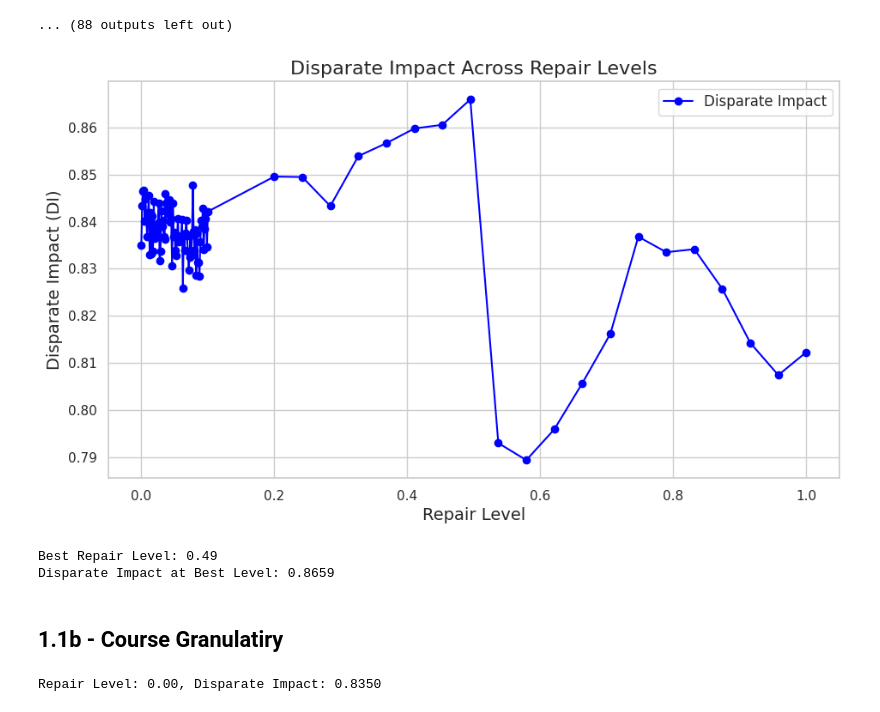
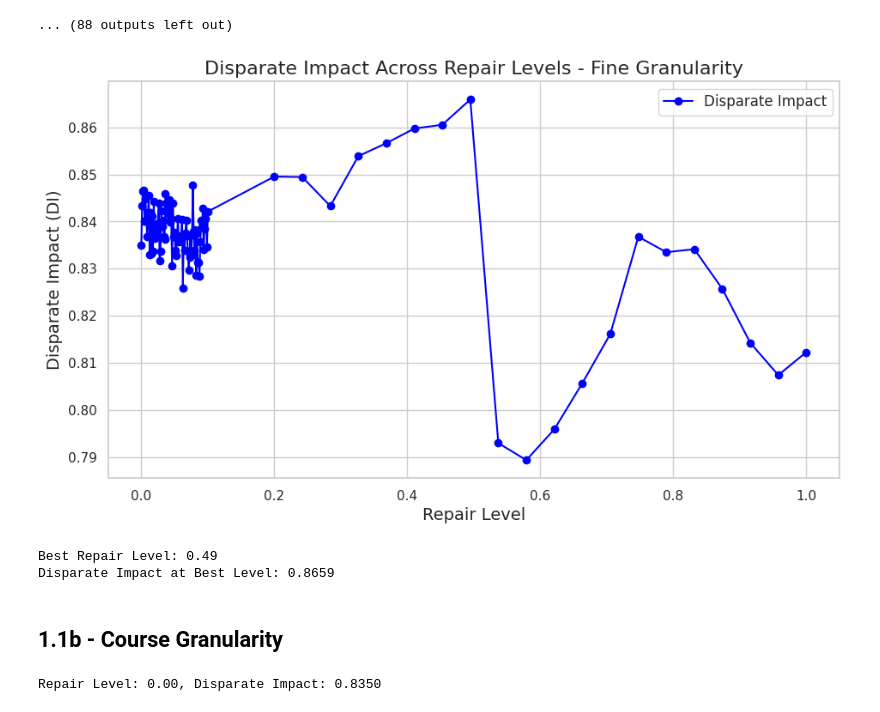
Before and after one commit to JagdishMane/applications-of-artificial-intelligence, a Jupyter notebook: 08-Ethics/lab-assignment_3.1_notebook.ipynb, the cells around one changed output. Drawn from its saved outputs; the diff is of its cells as text; code cells hidden in the pictures.

```diff
--- a/08-Ethics/lab-assignment_3.1_notebook.ipynb
+++ b/08-Ethics/lab-assignment_3.1_notebook.ipynb
@@ -925,34 +925,34 @@ Repair Level: 0.01, Disparate Impact: 0.8420
 # %%
 # Plot Disparate Impact across repair levels
 import matplotlib.pyplot as plt
 import seaborn as sns
 
 di = di[:len(levels)]
 
 # Use Seaborn style for better visuals
 sns.set(style="whitegrid")
 
 plt.figure(figsize=(11, 6))
 
 # Plot the Disparate Impact (DI) against repair levels
 plt.plot(levels, di, marker="o", linestyle="-", color="blue", label="Disparate Impact")
 
 # Add labels, title, and legend
 plt.ylabel("Disparate Impact (DI)", fontsize=14)
 plt.xlabel("Repair Level", fontsize=14)
-plt.title("Disparate Impact Across Repair Levels", fontsize=16)
+plt.title("Disparate Impact Across Repair Levels - Fine Granularity", fontsize=16)
 plt.legend(fontsize=12)
 
 # Show grid for readability
 plt.grid(True)
 
 # Display the plot
 plt.show()
 
 from IPython.display import display
 display(plt.gcf())
 # %% [output]
-[figure, old version]
+[figure, new version]
 # %%
 # print the best repair level and its corresponding disparate impact
 best_level = levels[np.argmin(np.abs(di - 1))]
@@ -962,7 +962,7 @@ print(f"Disparate Impact at Best Level: {di[np.argmin(np.abs(di - 1))]:.4f}")
 Best Repair Level: 0.49
 Disparate Impact at Best Level: 0.8659
 # %% [markdown]
-## 1.1b - Course Granulatiry
+## 1.1b - Course Granularity
 # %%
 # 1b. Coarser granularity (see example below)
 levels = np.hstack([np.linspace(0., 0.1, 10), np.linspace(0.2, 1, 5)])
```
Also changed, not shown: parts of 4 cells of this notebook.
